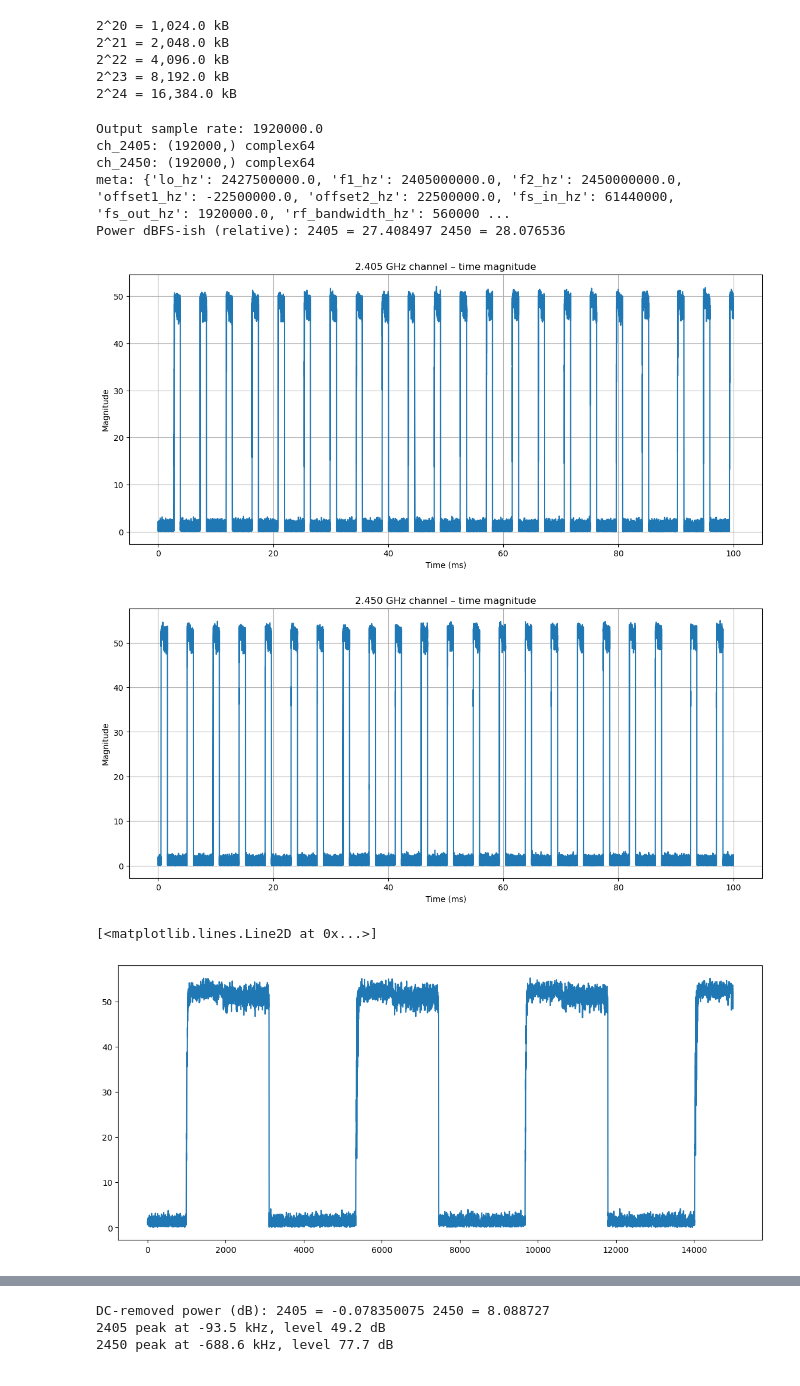
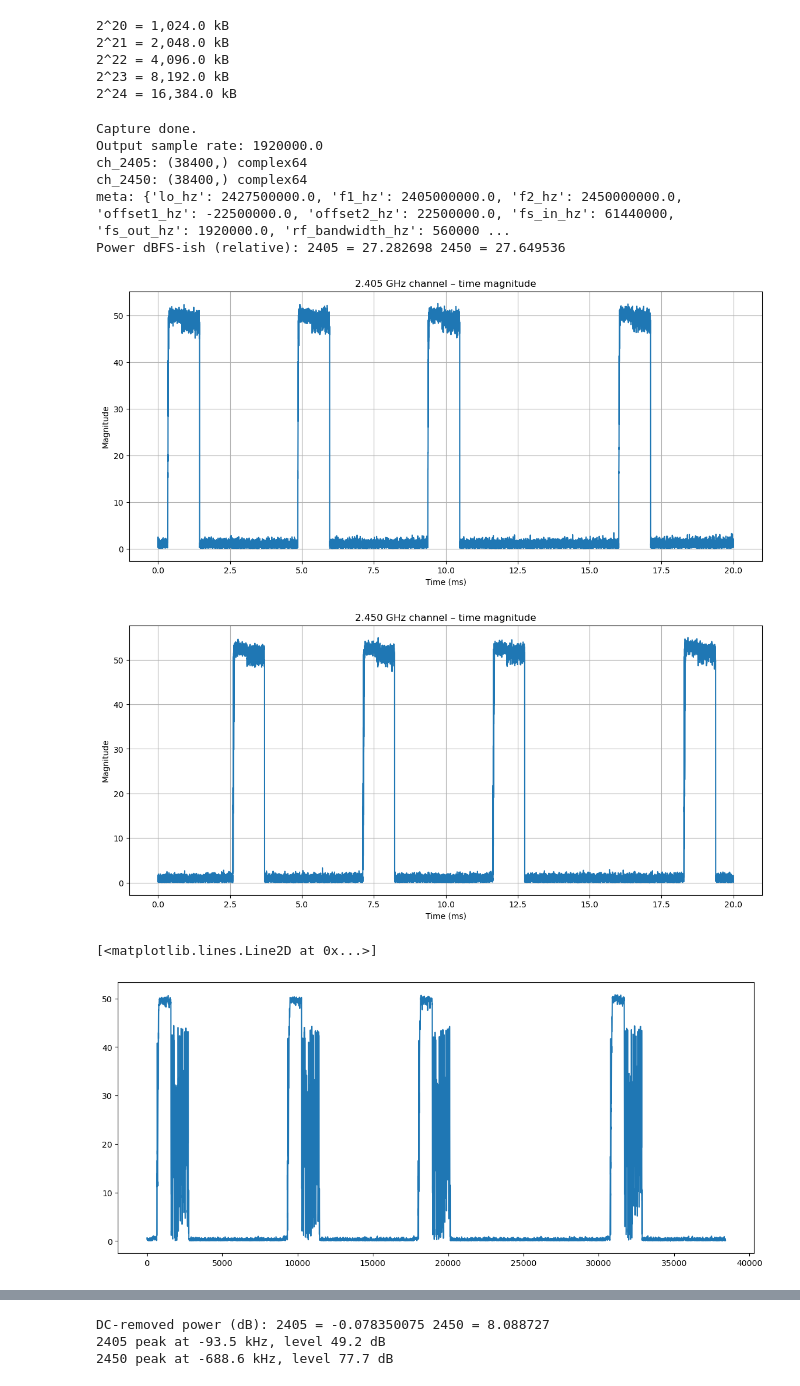
Before and after one commit to civcode/ftdi232h-i2c-jupyter-notebooks, a Jupyter notebook: Pluto-Capture.ipynb, the cells around one changed output, grey strips where cells are left out. Cells and saved outputs as stored; diff of their text form; code cells hidden in the pictures.

```diff
--- a/Pluto-Capture.ipynb
+++ b/Pluto-Capture.ipynb
@@ -303,7 +305,7 @@ def pluto_capture_two_rf_channels_time_coherent(
     return iq, ch1, ch2, fs_out, meta
 # %%
 sample_rate = 61_440_000
-sample_time = 0.10 #0.100
+sample_time = 0.020 #0.100
 num_samples = int(sample_rate * sample_time)
 print(num_samples)
 # %% [output]
@@ -325,13 +327,15 @@ if __name__ == "__main__":
         f2_hz=2.450e9,
         sample_rate=61_440_000,
         rf_bandwidth=56_000_000,
+        # rf_bandwidth=10_000_000,
         gain_mode="manual",
-        gain_db=0,
-        num_samples=num_samples, #2_000_000,   # ~0.0325 s at 61.44 MS/s
-        out_bw_hz=2_000_000,
-        decim=32, #32,                # fs_out = 1.92 MS/s
+        gain_db=10,
+        num_samples=num_samples,
+        # out_bw_hz=2_000_000,
+        out_bw_hz=3_000_000,
+        decim=16, #32,                # fs_out = 1.92 MS/s
         # chunk=1_048_576  #524288
-        chunk=int(2**24) # 2**24 is the limit
+        chunk=int(2**22) # 2**24 is the limit
     )
 
     print("Output sample rate:", fs_out)
@@ -344,11 +348,12 @@ if __name__ == "__main__":
     p2 = 10*np.log10(np.mean(np.abs(ch_2450)**2) + 1e-12)
     print("Power dBFS-ish (relative): 2405 =", p1, "2450 =", p2)
 # %% [output]
+Capture done.
 Output sample rate: 1920000.0
-ch_2405: (192000,) complex64
-ch_2450: (192000,) complex64
+ch_2405: (38400,) complex64
+ch_2450: (38400,) complex64
 meta: {'lo_hz': 2427500000.0, 'f1_hz': 2405000000.0, 'f2_hz': 2450000000.0, 'offset1_hz': -22500000.0, 'offset2_hz': 22500000.0, 'fs_in_hz': 61440000, 'fs_out_hz': 1920000.0, 'rf_bandwidth_hz': 560000 ...
-Power dBFS-ish (relative): 2405 = 27.408497 2450 = 28.076536
+Power dBFS-ish (relative): 2405 = 27.282698 2450 = 27.649536
 # %%
 import numpy as np
 import matplotlib.pyplot as plt
@@ -369,13 +374,22 @@ def plot_time_magnitude(x, fs, title):
 plot_time_magnitude(ch_2405, fs_out, "2.405 GHz channel – time magnitude")
 plot_time_magnitude(ch_2450, fs_out, "2.450 GHz channel – time magnitude")
 # %% [output]
-[figure, old version]
+[figure, new version]
-[figure, old version]
+[figure, new version]
 # %%
-x = ch_2405*1.07 + ch_2450
+x = ch_2405 #*1.07 + ch_2450
+# x = ch_2450
+
+L = 16 # Window Length; Samples
+h = np.ones(L)/L # filter coefficients
+
+x_filt = np.convolve(x, h, mode="same")
+# mag_filt = np.convolve(mag, h, mode="same")
+
+
 fig_size = (14, 6)
 plt.figure(figsize=fig_size)
-plt.plot(np.abs(x)[:15000])
+plt.plot(np.abs(x_filt))
 # %% [output]
 [<matplotlib.lines.Line2D at 0x...>]
-[figure, old version]
+[figure, new version]
```
Also changed, not shown: parts of 21 cells of this notebook.
